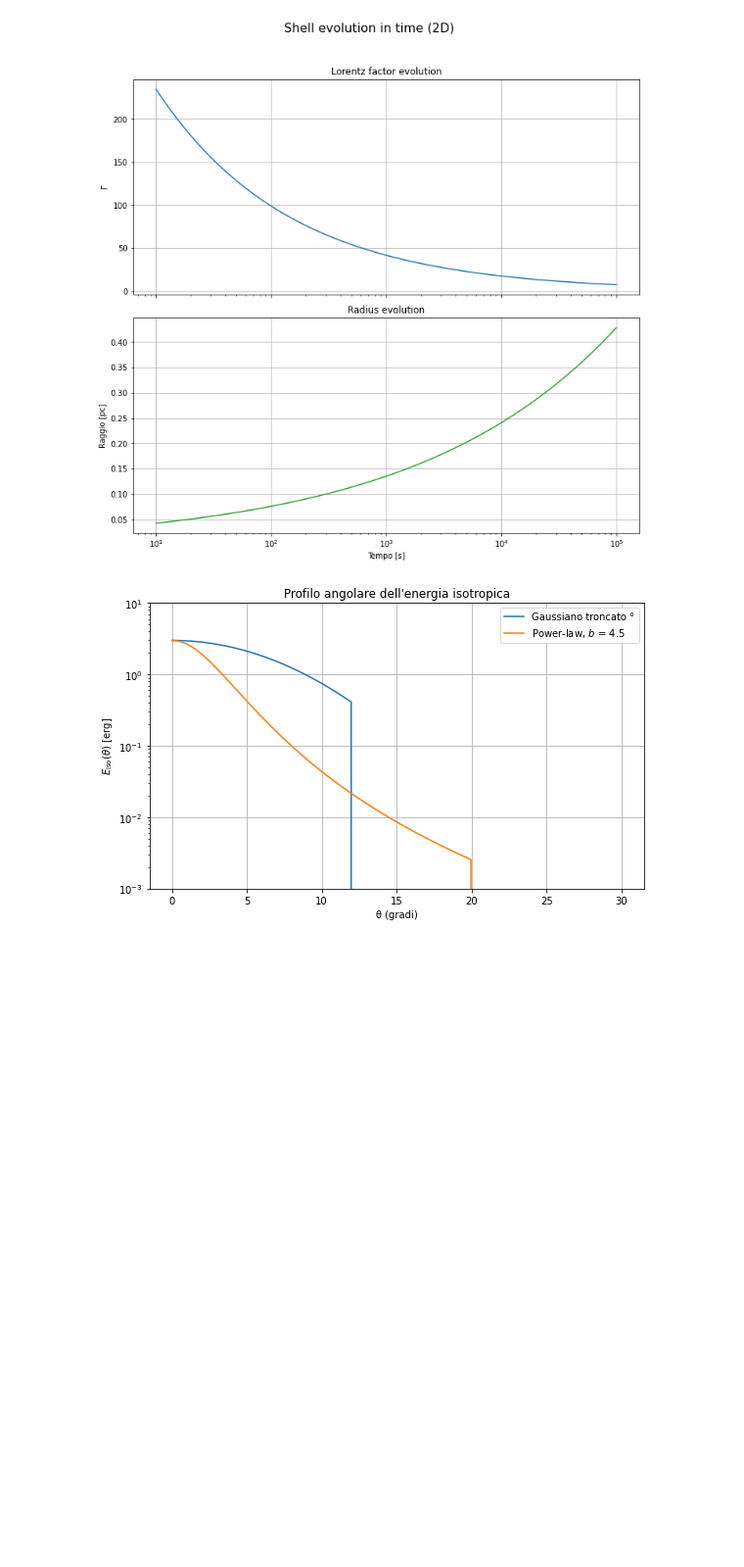
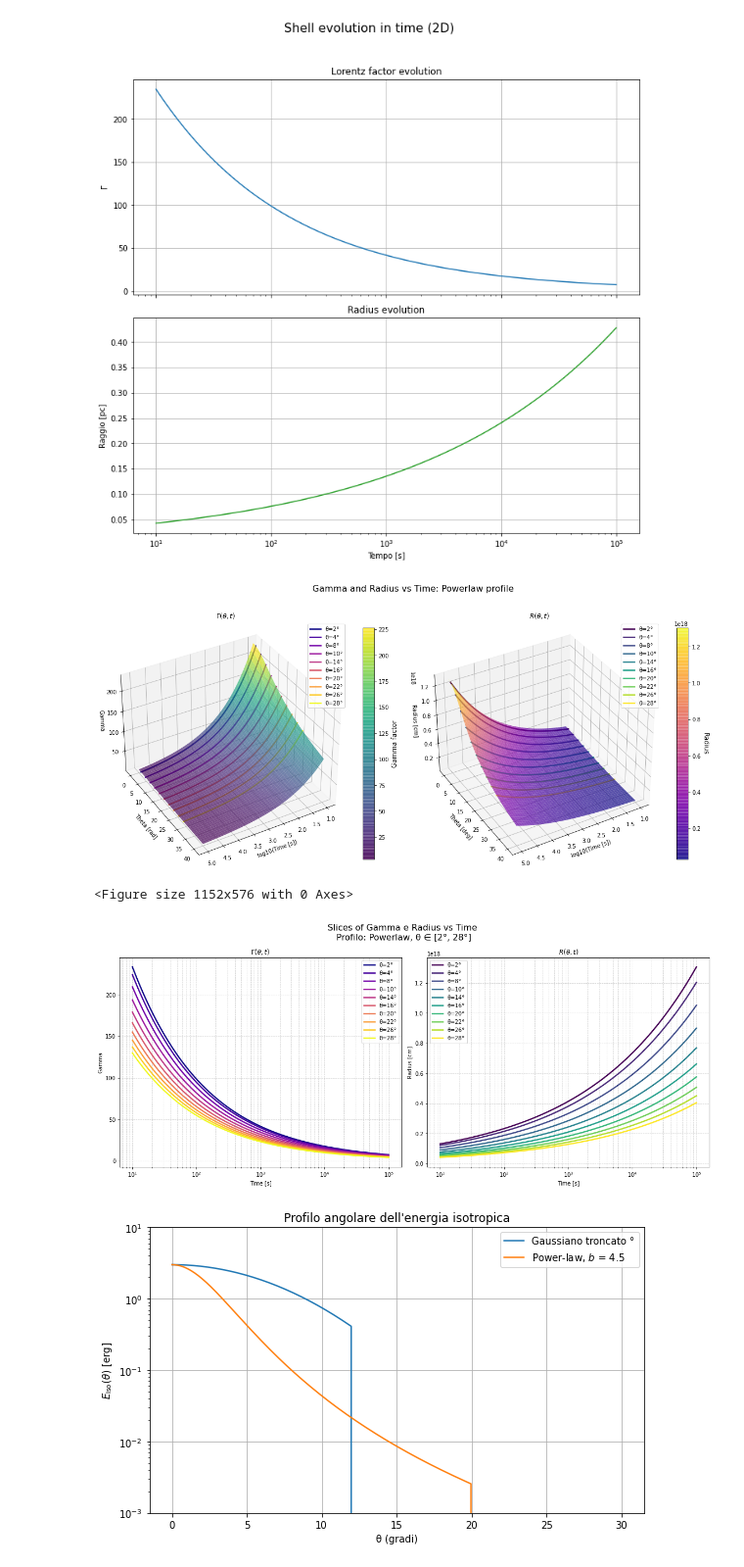
Before and after one commit to TobiaMatcovich/GRBmodelling, a Jupyter notebook: TEST4.ipynb, the cells around one changed output. Shown at 98% size. Drawn from its saved outputs; the diff is of its cells as text; code cells hidden in the pictures; blank space fills up the shorter version.

```diff
--- a/TEST4.ipynb
+++ b/TEST4.ipynb
@@ -217,6 +217,12 @@ grb_struc.plot_jet_profile()
 grb.plot_gamma_radius_vs_time(tmin=10, tmax=1e5, num=300)
 # %% [output]
 [figure]
+# %%
+grb_struc.plot_gamma_R_3D_range(t_min=10, t_max=1e5, theta_min=0, theta_max=40,n_t=100, n_theta=100,slice=True,elevation=35,azimut=60)
+# %% [output]
+[figure, added]
+<Figure size 1152x576 with 0 Axes>
+[figure, added]
 # %%
 import numpy as np
 import matplotlib.pyplot as plt
```
Also changed, not shown: parts of 3 cells of this notebook, 1 other file.
